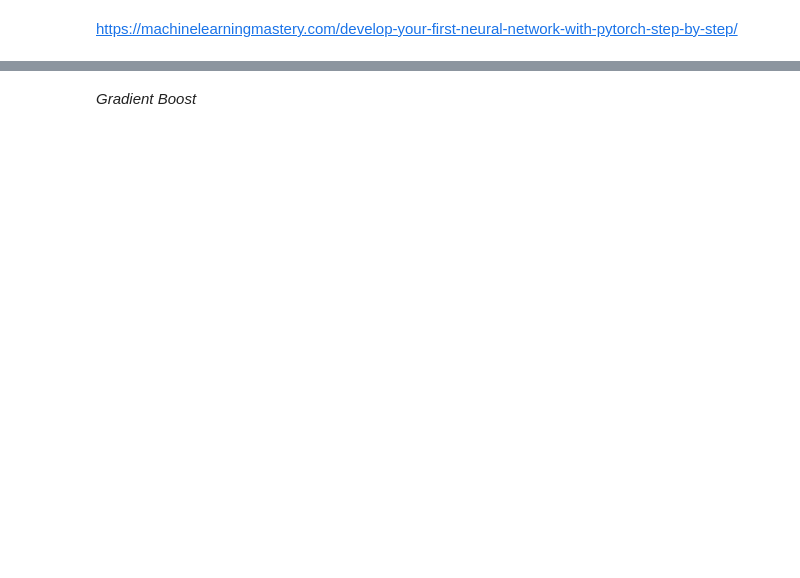
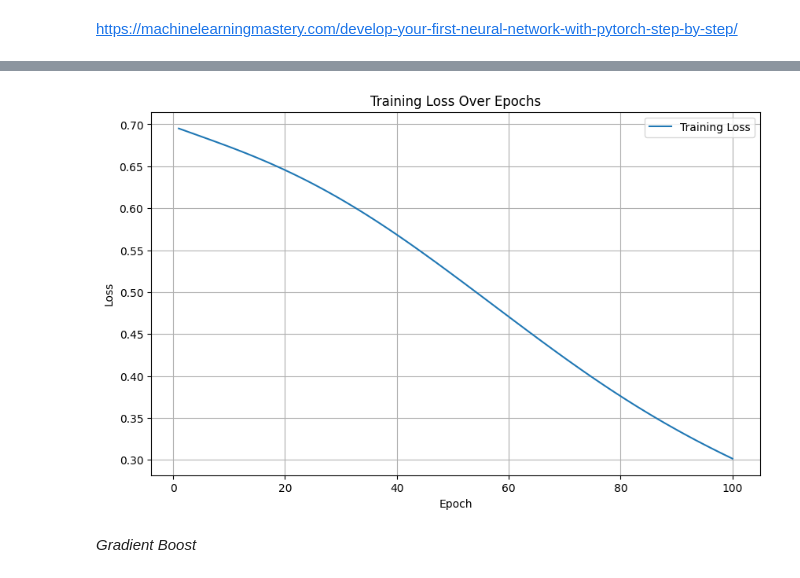
Before and after one commit to RomyJr/Fraud_Detection, a Jupyter notebook: IA.ipynb, the cells around one changed output, grey strips where cells are left out. Cells and saved outputs as stored; diff of their text form; code cells hidden in the pictures; blank space fills up the shorter version.

```diff
--- a/IA.ipynb
+++ b/IA.ipynb
@@ -409,2 +440,40 @@ weighted avg       0.93      0.91      0.91    113726
 # %% [markdown]
 https://machinelearningmastery.com/develop-your-first-neural-network-with-pytorch-step-by-step/
+# %%
+import matplotlib.pyplot as plt
+
+# Initialize model, loss function, and optimizer
+model = SimpleNN()
+loss_fn = nn.BCELoss()  # Binary Cross Entropy Loss
+optimizer = optim.Adam(model.parameters(), lr=0.001)  # Adam optimizer
+
+# Training the model
+num_epochs = 100
+training_losses = []  # List to store loss values
+
+for epoch in range(num_epochs):
+    model.train()
+
+    # Forward pass
+    y_pred = model(X_train)
+    loss = loss_fn(y_pred, y_train)
+    training_losses.append(loss.item())  # Save loss value
+
+    # Backward pass and optimization
+    optimizer.zero_grad()  # Clear gradients
+    loss.backward()  # Backpropagation
+    optimizer.step()  # Update weights
+
+    if (epoch + 1) % 10 == 0:  # Print every 10 epochs
+        print(f'Epoch {epoch + 1}/{num_epochs}, Loss: {loss.item()}')
+
+# Plotting the training loss
+plt.figure(figsize=(10, 6))
+plt.plot(range(1, num_epochs + 1), training_losses, label='Training Loss')
+plt.xlabel('Epoch')
+plt.ylabel('Loss')
+plt.title('Training Loss Over Epochs')
+plt.legend()
+plt.grid()
+plt.show()
+# %% [output]
@@ -411,3 +490,4 @@ https://machinelearningmastery.com/develop-your-first-neural-network-with-pytorc
+[figure, added]
 # %% [markdown]
 *Gradient Boost*
 # %%
```
Also changed, not shown: parts of 17 cells of this notebook.
